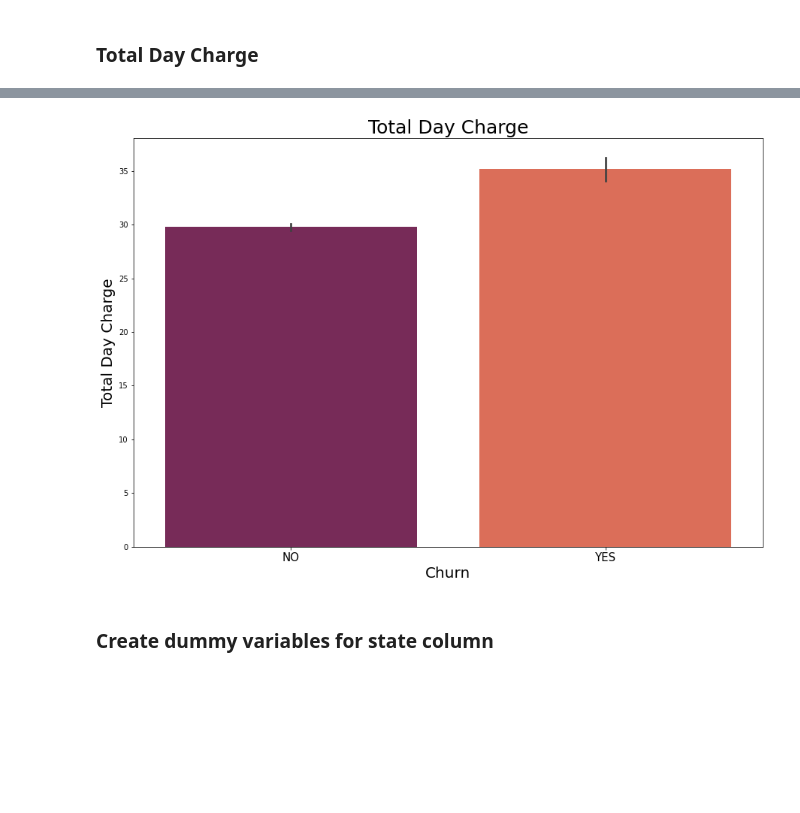
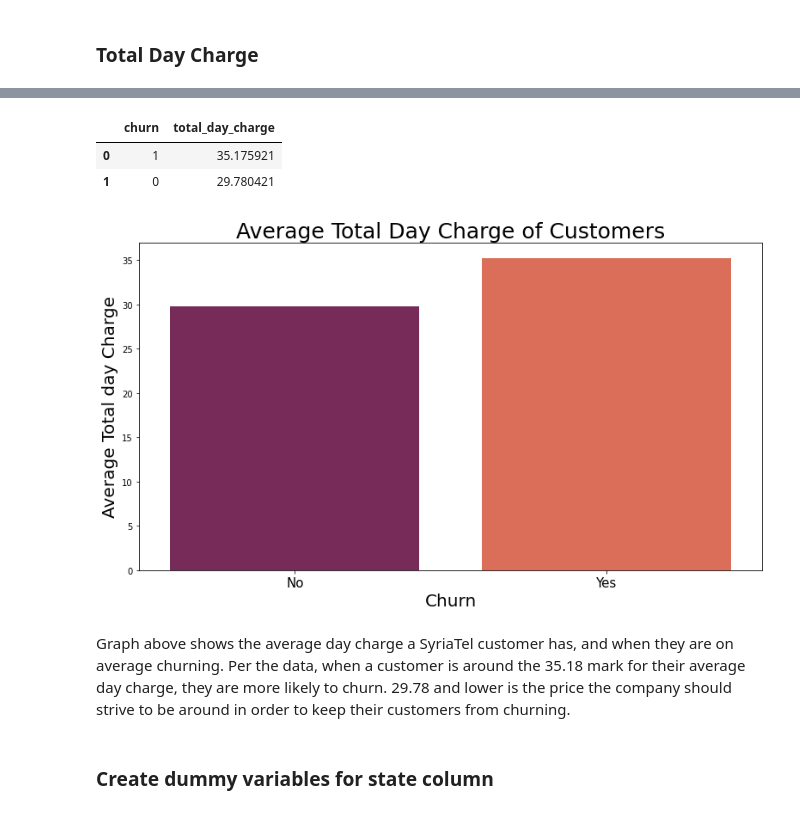
Before and after one commit to MHolthouser1024/dsc-phase-3-project-v2-3, a Jupyter notebook: final_notebook.ipynb, the cells around one changed output, grey strips where cells are left out. Cells and saved outputs as stored; diff of their text form; code cells hidden in the pictures; blank space fills up the shorter version.

```diff
--- a/final_notebook.ipynb
+++ b/final_notebook.ipynb
@@ -423,15 +405,24 @@ tot_day_char
+# %%
+tdc = data.groupby(data['churn'])\
+          ['total_day_charge'].mean().sort_values(ascending=False).reset_index()
+tdc.head()
+# %% [output]
+|  | churn | total_day_charge |
+| 0 | 1 | 35.175921 |
+| 1 | 0 | 29.780421 |
 # %%
 # total_day_charge plan bar plot
-ax = tot_day_char
-fig, ax = plt.subplots(figsize=(15,10))
-sns.barplot(data=data, y='total_day_charge', x='churn', palette="rocket", ax = ax)
-plt.title('Total Day Charge', fontsize=25)
+fig, ax = plt.subplots(figsize=(13,7))
+sns.barplot(data=tdc, x='churn', y='total_day_charge', palette="rocket", ax = ax)
+plt.title('Average Total Day Charge of Customers', fontsize=25)
 plt.xlabel('Churn', fontsize=20)
-plt.ylabel('Total Day Charge', fontsize=20)
-ax.set_xticklabels(['NO', 'YES'], fontsize=15)
+plt.ylabel('Average Total day Charge', fontsize=20)
+ax.set_xticklabels(['No', 'Yes'], fontsize=15)
 plt.tight_layout;
 # %% [output]
-[figure, old version]
+[figure, new version]
+# %% [markdown]
+Graph above shows the average day charge a SyriaTel customer has, and when they are on average churning. Per the data, when a customer is around the 35.18 mark for their average day charge, they are more likely to churn. 29.78 and lower is the price the company should strive to be around in order to keep their customers from churning.
 # %% [markdown]
 ### Create dummy variables for state column
 # %%
```
Also changed, not shown: parts of 25 cells of this notebook, 9 other files.
